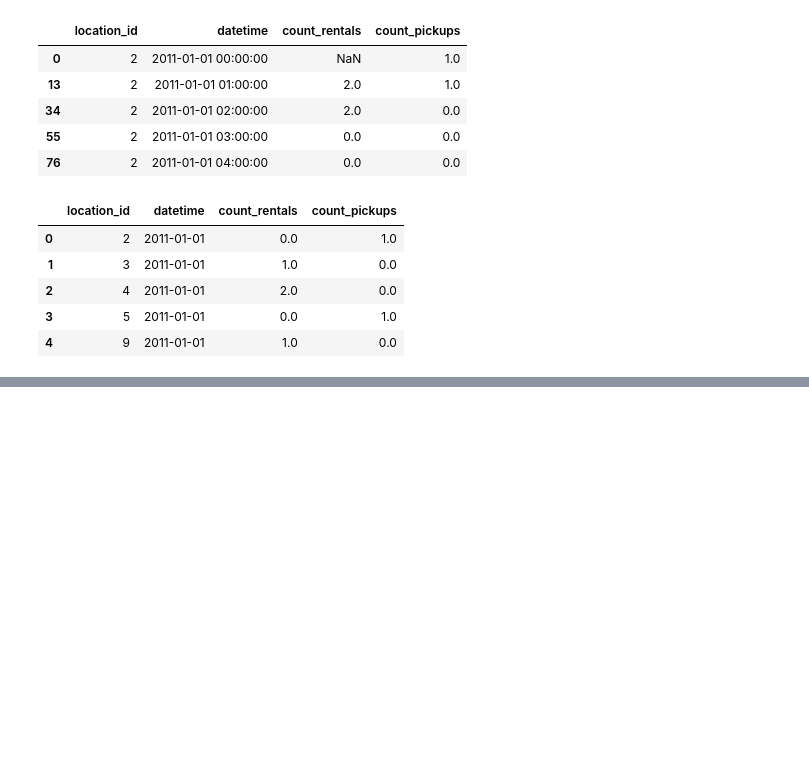
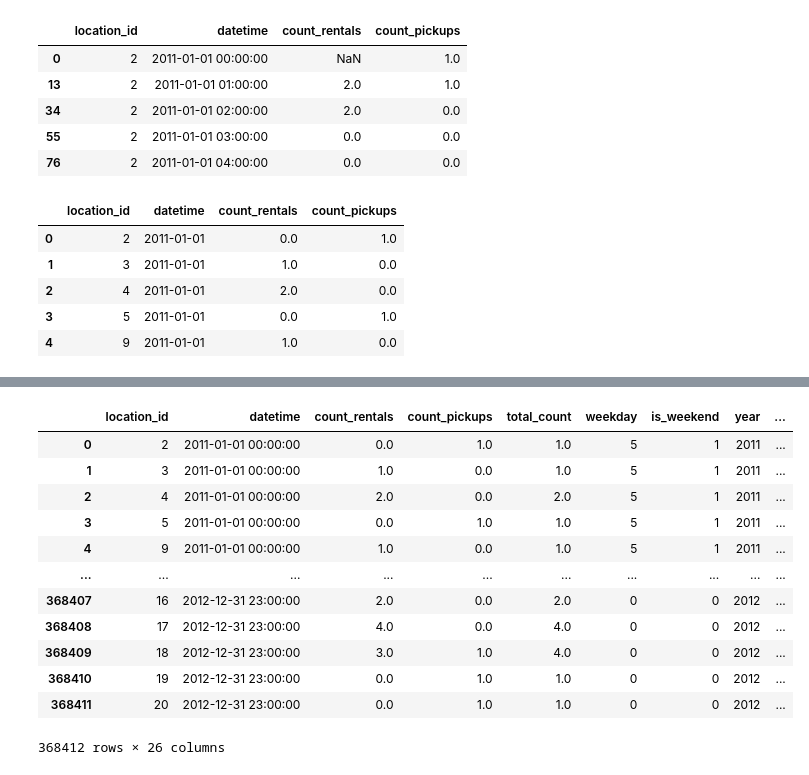
Before and after one commit to jayeshmanani/MLOps-Level3, a Jupyter notebook: week-2/eda.ipynb, the cells around one changed output, grey strips where cells are left out. Cells and saved outputs as stored; diff of their text form; code cells hidden in the pictures; blank space fills up the shorter version.

Commit message:
update: pipeline with weather data and some time features

```diff
--- a/week-2/eda.ipynb
+++ b/week-2/eda.ipynb
@@ -175,0 +212,3 @@ merged_hourly.head()
+# %%
+merged_hourly["is_weekend"] = merged_hourly["weekday"].isin([5, 6]).astype(int)
+merged_hourly.head()
@@ -175,0 +222,18 @@ merged_hourly.head()
+# %%
+merged_hourly["year"] = merged_hourly["datetime"].dt.year
+merged_hourly["month"] = merged_hourly["datetime"].dt.month
+merged_hourly["day"] = merged_hourly["datetime"].dt.day
+merged_hourly["hour"] = merged_hourly["datetime"].dt.hour
+merged_hourly["quarter"] = merged_hourly["datetime"].dt.quarter
+merged_hourly["is_month_start"] = merged_hourly[
+    "datetime"
+].dt.is_month_start.astype(int)
+merged_hourly["is_month_end"] = merged_hourly[
+    "datetime"
+].dt.is_month_end.astype(int)
+merged_hourly["time_of_day"] = pd.cut(
+    merged_hourly["hour"],
+    bins=[0, 6, 12, 18, 24],
+    labels=["night", "morning", "afternoon", "evening"],
+    right=False,
+)
@@ -175,0 +249,5 @@ merged_hourly.head()
+# %%
+merged_hourly = pd.get_dummies(
+    merged_hourly, columns=["time_of_day"], dtype=int
+)
+merged_hourly.head()
@@ -175,0 +262,28 @@ merged_hourly.head()
+# %%
+weather_data = data_import_csv(constants.F_WEATHER)
+weather_data.drop(columns=["id"], inplace=True)
+weather_data["datetime"] = pd.to_datetime(weather_data["datetime"])
+weather_data = pd.get_dummies(weather_data, columns=["conditions"], dtype=int)
+merged_data = data_merger(
+    merged_hourly,
+    weather_data,
+    on_cols=["datetime"],
+    how_to="left",
+    suffixe_str=("", "_weather"),
+)
+# %%
+merged_data
+# %% [output]
+|  | location_id | datetime | count_rentals | count_pickups | total_count | weekday | is_weekend | year | ... |
+| 0 | 2 | 2011-01-01 00:00:00 | 0.0 | 1.0 | 1.0 | 5 | 1 | 2011 | ... |
+| 1 | 3 | 2011-01-01 00:00:00 | 1.0 | 0.0 | 1.0 | 5 | 1 | 2011 | ... |
+| 2 | 4 | 2011-01-01 00:00:00 | 2.0 | 0.0 | 2.0 | 5 | 1 | 2011 | ... |
+| 3 | 5 | 2011-01-01 00:00:00 | 0.0 | 1.0 | 1.0 | 5 | 1 | 2011 | ... |
+| 4 | 9 | 2011-01-01 00:00:00 | 1.0 | 0.0 | 1.0 | 5 | 1 | 2011 | ... |
+| ... | ... | ... | ... | ... | ... | ... | ... | ... | ... |
+| 368407 | 16 | 2012-12-31 23:00:00 | 2.0 | 0.0 | 2.0 | 0 | 0 | 2012 | ... |
+| 368408 | 17 | 2012-12-31 23:00:00 | 4.0 | 0.0 | 4.0 | 0 | 0 | 2012 | ... |
+| 368409 | 18 | 2012-12-31 23:00:00 | 3.0 | 1.0 | 4.0 | 0 | 0 | 2012 | ... |
+| 368410 | 19 | 2012-12-31 23:00:00 | 0.0 | 1.0 | 1.0 | 0 | 0 | 2012 | ... |
+| 368411 | 20 | 2012-12-31 23:00:00 | 0.0 | 1.0 | 1.0 | 0 | 0 | 2012 | ... |
+368412 rows × 26 columns
```
Also changed, not shown: parts of 7 cells of this notebook, 7 other files.
